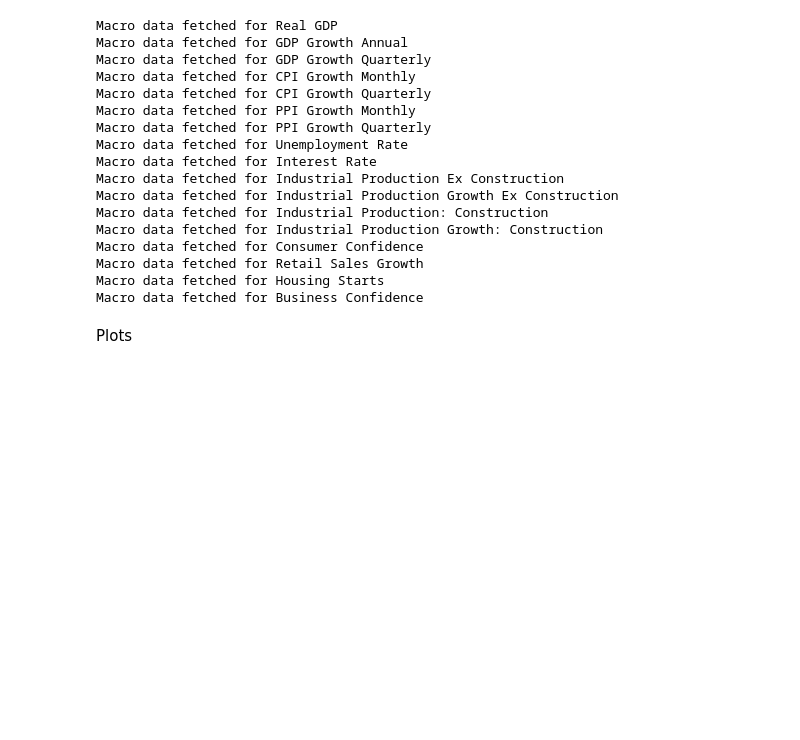
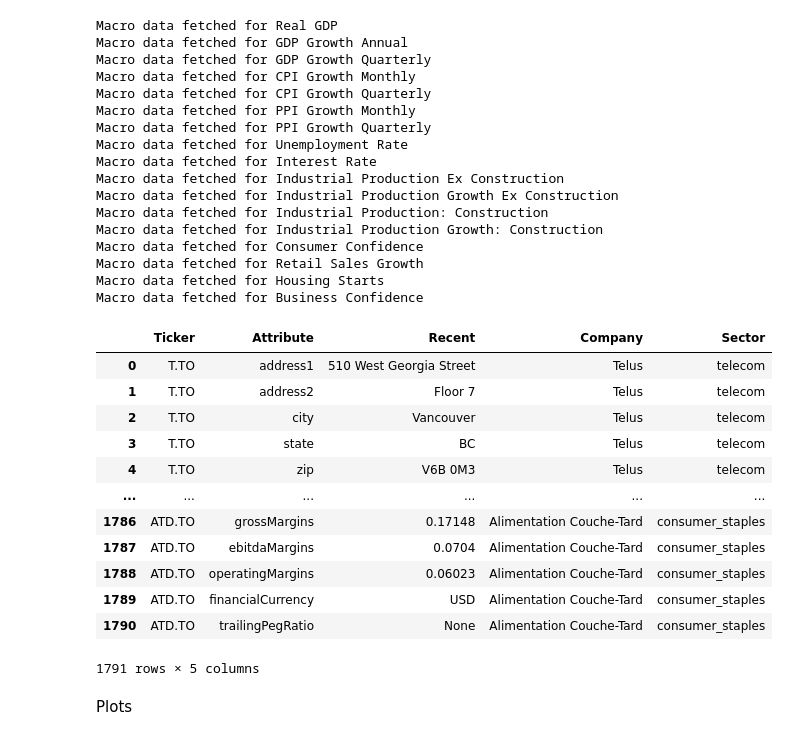
Before and after one commit to jcrfueting/poly_datathon_2024, a Jupyter notebook: src/structured_data.ipynb, the cells around one changed output. Saved outputs shown, nothing was run; the diff lists cells and outputs as text; code cells hidden in the pictures; blank space fills up the shorter version.

```diff
--- a/src/structured_data.ipynb
+++ b/src/structured_data.ipynb
@@ -234,6 +234,22 @@ data_recent = get_recent_info(COMPANIES)
 
 #with open('technical_melted.pkl', 'wb') as melted_file:
 #    pickle.dump(technical_melted, melted_file)
+# %%
+data_recent
+# %% [output]
+|  | Ticker | Attribute | Recent | Company | Sector |
+| 0 | T.TO | address1 | 510 West Georgia Street | Telus | telecom |
+| 1 | T.TO | address2 | Floor 7 | Telus | telecom |
+| 2 | T.TO | city | Vancouver | Telus | telecom |
+| 3 | T.TO | state | BC | Telus | telecom |
+| 4 | T.TO | zip | V6B 0M3 | Telus | telecom |
+| ... | ... | ... | ... | ... | ... |
+| 1786 | ATD.TO | grossMargins | 0.17148 | Alimentation Couche-Tard | consumer_staples |
+| 1787 | ATD.TO | ebitdaMargins | 0.0704 | Alimentation Couche-Tard | consumer_staples |
+| 1788 | ATD.TO | operatingMargins | 0.06023 | Alimentation Couche-Tard | consumer_staples |
+| 1789 | ATD.TO | financialCurrency | USD | Alimentation Couche-Tard | consumer_staples |
+| 1790 | ATD.TO | trailingPegRatio | None | Alimentation Couche-Tard | consumer_staples |
+1791 rows × 5 columns
 # %% [markdown]
 Plots
 # %%
```
Also changed, not shown: parts of 4 cells of this notebook.
